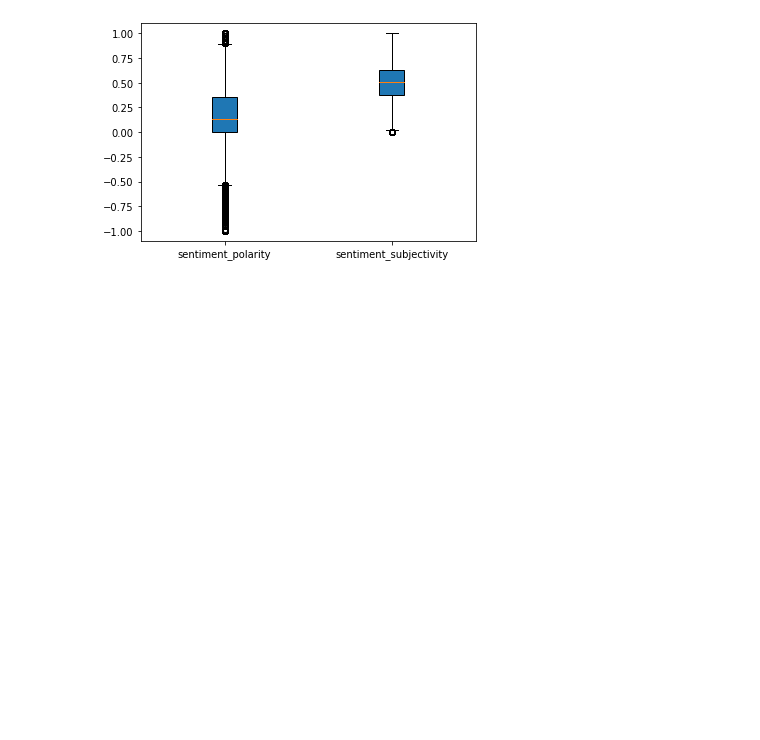
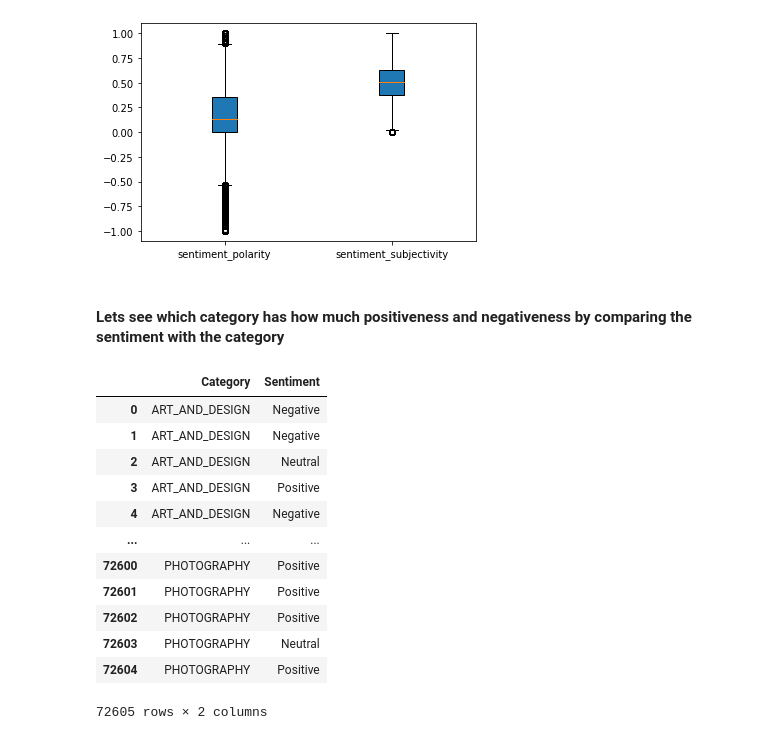
Before and after one commit to Preetirai-tech/Play-Store-App-Review-Analysis, a Jupyter notebook: Play_Store_App_Review_Analysis_Capstone_Project.ipynb, the cells around one changed output. Saved outputs shown, nothing was run; the diff lists cells and outputs as text; code cells hidden in the pictures; blank space fills up the shorter version.

```diff
--- a/Play_Store_App_Review_Analysis_Capstone_Project.ipynb
+++ b/Play_Store_App_Review_Analysis_Capstone_Project.ipynb
@@ -525,3 +525,23 @@ plt.boxplot((x,y),patch_artist=True,labels = ['sentiment_polarity','sentiment_su
 plt.show()
 # %% [output]
 [figure]
+# %% [markdown]
+#### **Lets see which category has how much positiveness and negativeness by comparing the sentiment with the category**
+# %%
+#first lets make a dataframe by cleaning the na values in sentiment column from combined_df
+sentiment_category_df = combined_df[['Category','Sentiment']].dropna()
+sentiment_category_df
+# %% [output]
+|  | Category | Sentiment |
+| 0 | ART_AND_DESIGN | Negative |
+| 1 | ART_AND_DESIGN | Negative |
+| 2 | ART_AND_DESIGN | Neutral |
+| 3 | ART_AND_DESIGN | Positive |
+| 4 | ART_AND_DESIGN | Negative |
+| ... | ... | ... |
+| 72600 | PHOTOGRAPHY | Positive |
+| 72601 | PHOTOGRAPHY | Positive |
+| 72602 | PHOTOGRAPHY | Positive |
+| 72603 | PHOTOGRAPHY | Neutral |
+| 72604 | PHOTOGRAPHY | Positive |
+72605 rows × 2 columns
```
